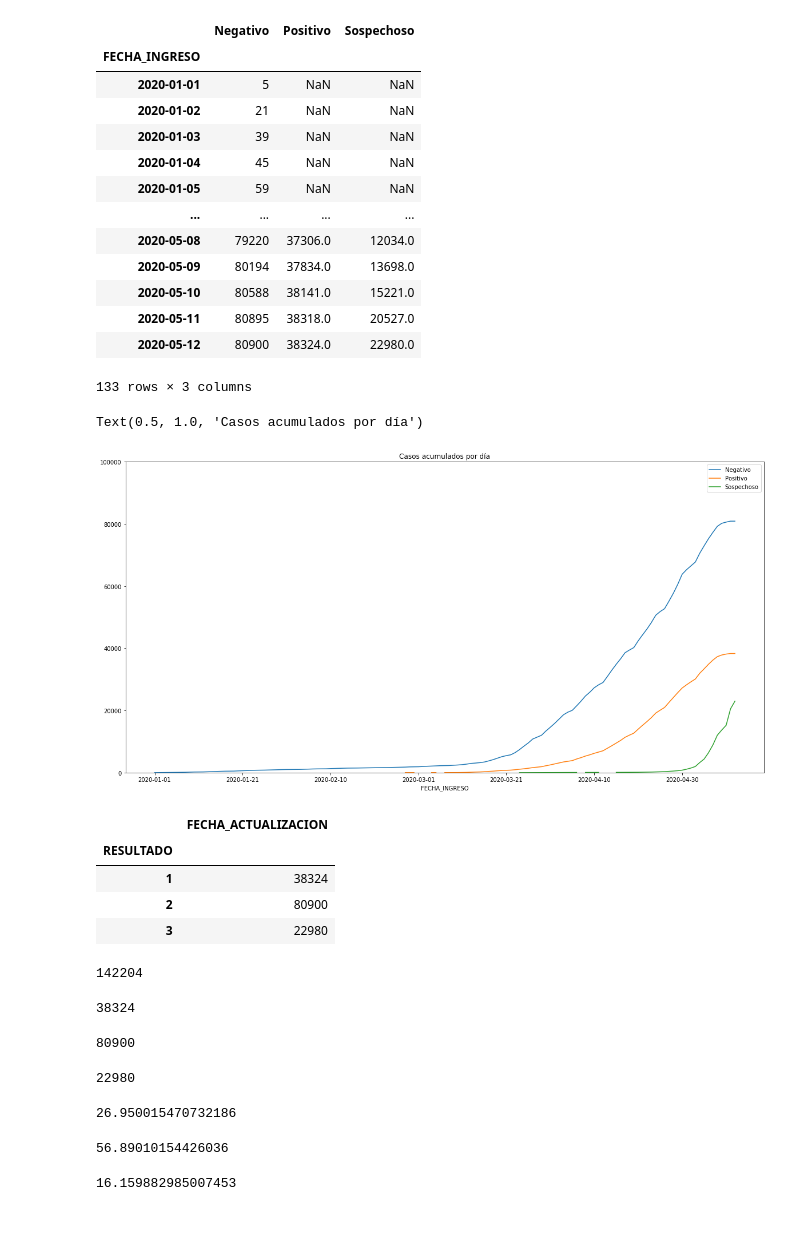
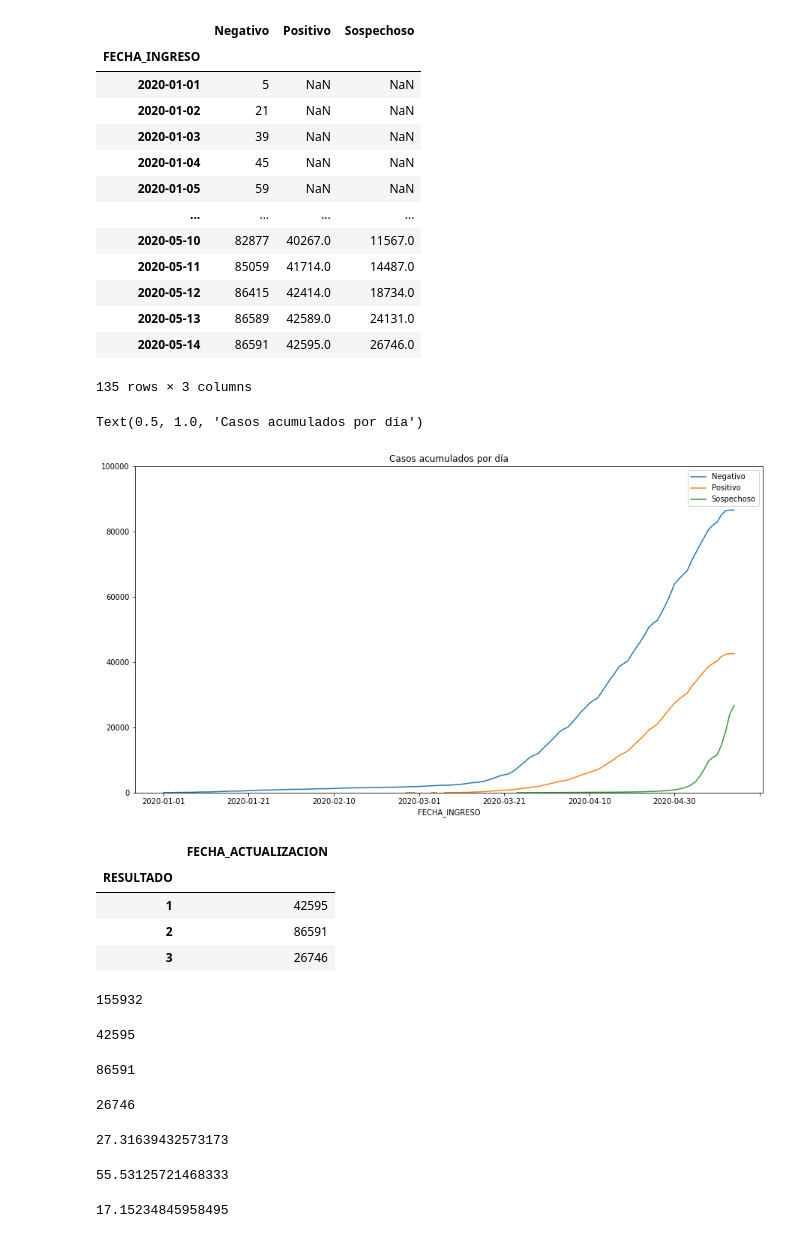
Before and after one commit to Monlo/COVID-19, a Jupyter notebook: Covid_19_May.ipynb, the cells around one changed output. Saved outputs shown, nothing was run; the diff lists cells and outputs as text; code cells hidden in the pictures.

```diff
--- a/Covid_19_May.ipynb
+++ b/Covid_19_May.ipynb
@@ -26,6 +26,6 @@ with ZipFile('datos_abiertos_covid19.zip', 'r') as zipObj:
 # %%
 # Import dataset
 # The file name will change depending of the day
-covid_19 = pd.read_csv("200512COVID19MEXICO.csv", encoding = "ISO-8859-1")
+covid_19 = pd.read_csv("200514COVID19MEXICO.csv", encoding = "ISO-8859-1")
 covid_19.shape
 # %% [output]
@@ -77,19 +77,19 @@ merged_left
 | 2020-01-04 | 45 | NaN | NaN |
 | 2020-01-05 | 59 | NaN | NaN |
 | ... | ... | ... | ... |
-| 2020-05-08 | 79220 | 37306.0 | 12034.0 |
-| 2020-05-09 | 80194 | 37834.0 | 13698.0 |
-| 2020-05-10 | 80588 | 38141.0 | 15221.0 |
-| 2020-05-11 | 80895 | 38318.0 | 20527.0 |
-| 2020-05-12 | 80900 | 38324.0 | 22980.0 |
+| 2020-05-10 | 82877 | 40267.0 | 11567.0 |
+| 2020-05-11 | 85059 | 41714.0 | 14487.0 |
+| 2020-05-12 | 86415 | 42414.0 | 18734.0 |
+| 2020-05-13 | 86589 | 42589.0 | 24131.0 |
+| 2020-05-14 | 86591 | 42595.0 | 26746.0 |
-133 rows × 3 columns
+135 rows × 3 columns
 # %%
-plot1 = merged_left.plot(figsize=(20,10))
+plot1 = merged_left.plot(figsize=(15,8))
 plot1.set_ylim([0, 100000])
 plt.title(f"Casos acumulados por día")
 # %% [output]
 Text(0.5, 1.0, 'Casos acumulados por día')
-[figure, old version]
+[figure, new version]
 # %%
 # Grupping by result
 resultado = covid_19.groupby('RESULTADO').count()
@@ -98,15 +98,15 @@ resultado
 # %% [output]
 |  | FECHA_ACTUALIZACION |
 | RESULTADO |  |
-| 1 | 38324 |
-| 2 | 80900 |
-| 3 | 22980 |
+| 1 | 42595 |
+| 2 | 86591 |
+| 3 | 26746 |
 # %%
 # Total
 totales = resultado.FECHA_ACTUALIZACION.sum()
 totales
 # %% [output]
-142204
+155932
 # %%
 # Positive SARS-CoV-2
 covid_yes = covid_19[covid_19.RESULTADO == 1]
@@ -114,7 +114,7 @@ covid_si = (covid_yes.groupby(['FECHA_INGRESO'])['RESULTADO'].count()).to_frame(
 positivos = covid_si.RESULTADO.sum()
 positivos
 # %% [output]
-38324
+42595
 # %%
 # Negative SARS-CoV-2
 covid_no = covid_19[covid_19.RESULTADO == 2]
@@ -122,7 +122,7 @@ covid_no = (covid_no.groupby(['FECHA_INGRESO'])['RESULTADO'].count()).to_frame()
 negativos = covid_no.RESULTADO.sum()
 negativos
 # %% [output]
-80900
+86591
 # %%
 # Not confirmed SARS-CoV-2
 covid_sosp = covid_19[covid_19.RESULTADO == 3]
@@ -130,25 +130,25 @@ covid_sosp = (covid_sosp.groupby(['FECHA_INGRESO'])['RESULTADO'].count()).to_fra
 sospechosos = covid_sosp.RESULTADO.sum()
 sospechosos
 # %% [output]
-22980
+26746
 # %%
 # Positive (%)
 porcentaje_positivos = (positivos/totales) * 100
 porcentaje_positivos
 # %% [output]
-26.950015470732186
+27.31639432573173
 # %%
 # Negative (%)
 porcentaje_negativos = (negativos / totales) * 100
 porcentaje_negativos
 # %% [output]
-56.89010154426036
+55.53125721468333
 # %%
-# Suspicious
+# Suspicious (%)
 porcentaje_sospechosos = (sospechosos / totales) * 100
 porcentaje_sospechosos
 # %% [output]
-16.159882985007453
+17.15234845958495
 # %%
 # Positive + Suspicious (%)
 porcentaje_positivos + porcentaje_sospechosos
```
Also changed, not shown: parts of 10 cells of this notebook.
